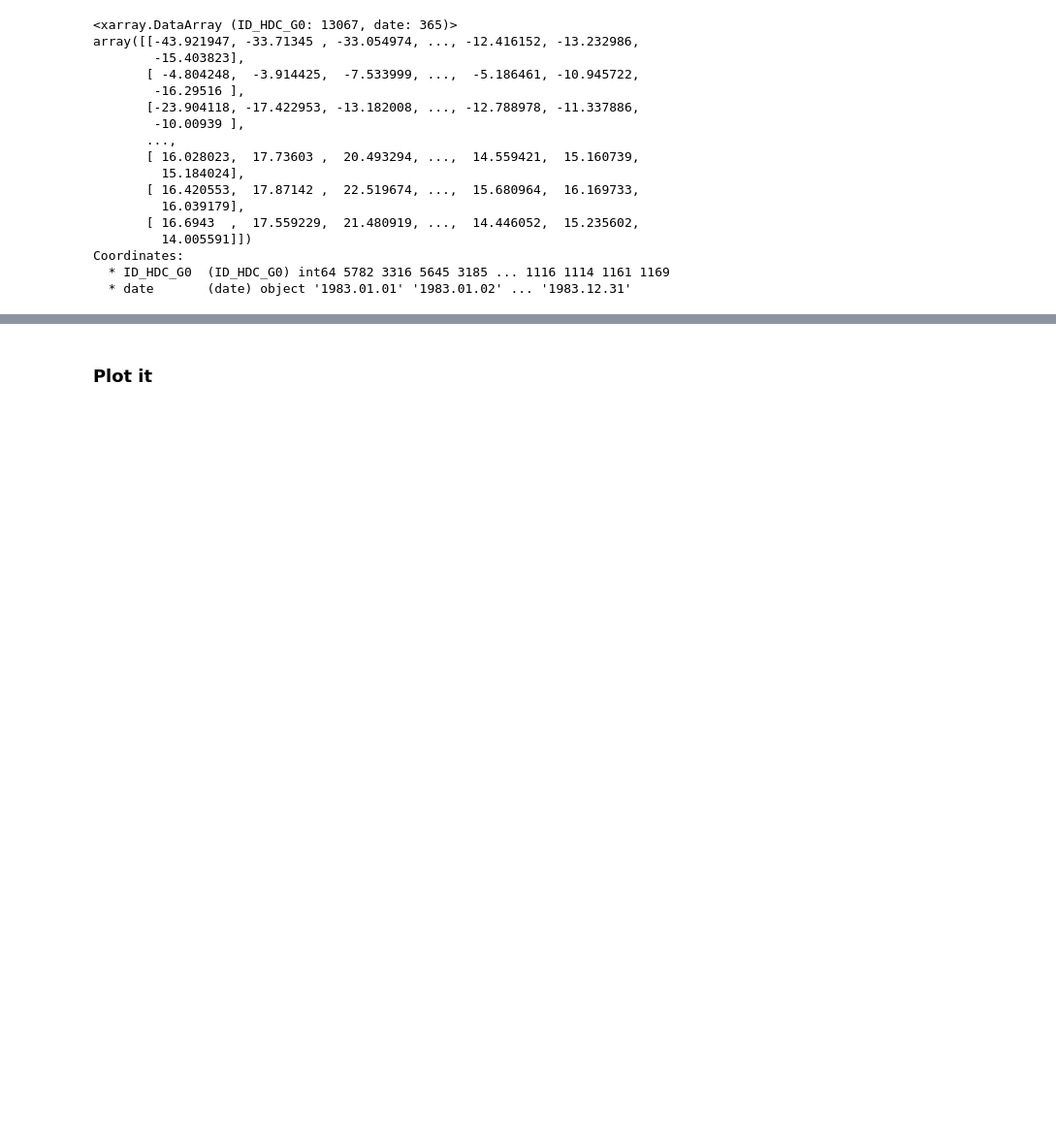
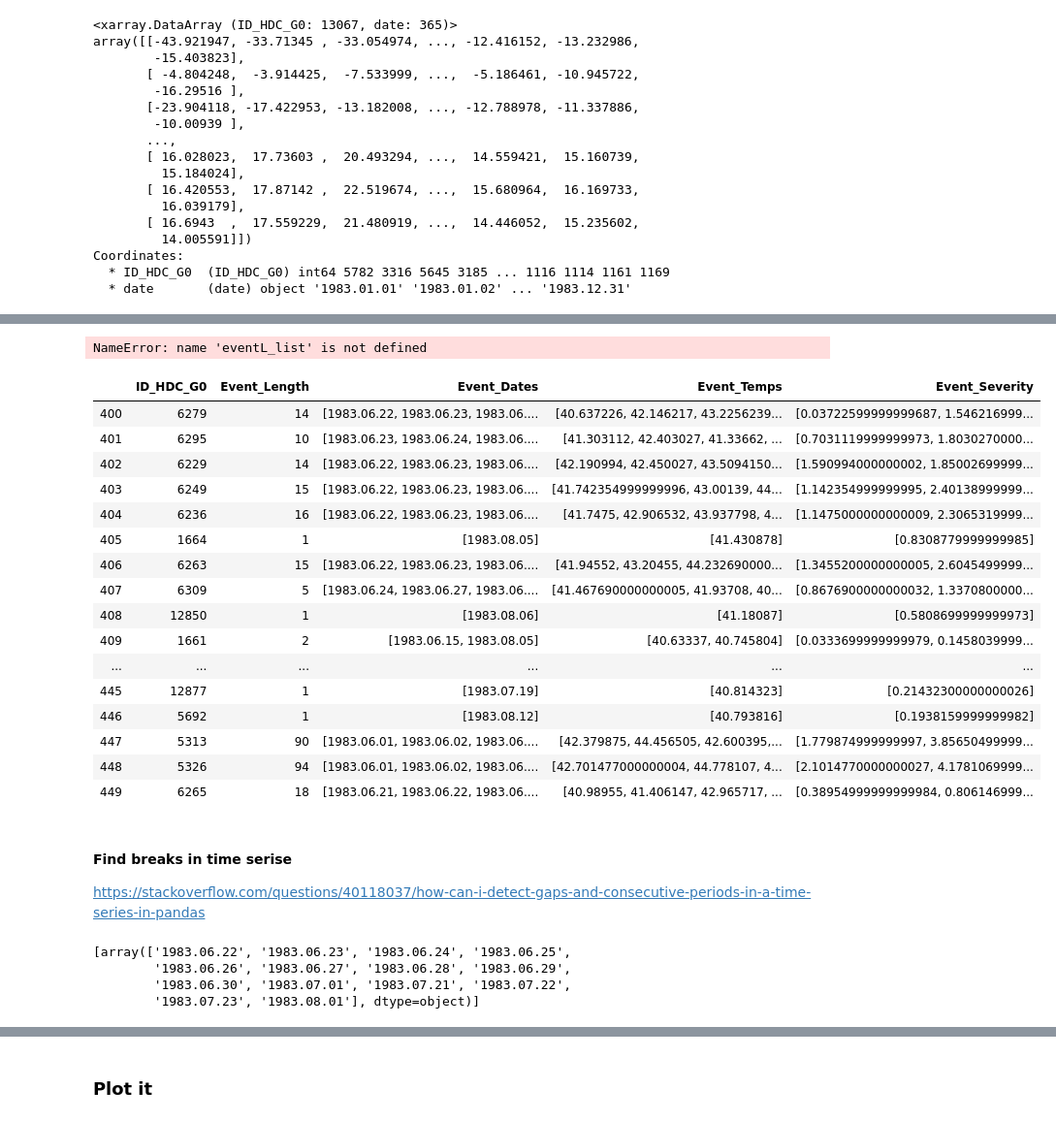
Before and after one commit to ecohydro/GlobalUrbanHeat, a Jupyter notebook: Notebooks/Tmax_Subset.ipynb, the cells around one changed output, grey strips where cells are left out. Shown at 97% size. Drawn from its saved outputs; the diff is of its cells as text; code cells hidden in the pictures; blank space fills up the shorter version.

Commit message:
started code to isolate events dates

```diff
--- a/Notebooks/Tmax_Subset.ipynb
+++ b/Notebooks/Tmax_Subset.ipynb
@@ -231,40 +245,0 @@ df_out.head()
-# %%
-def temp_eventL(xarray, Tthresh):
-    """ Function calculates the length of each Tmax threshold event as the number of days in a row
-    greater than a threshold within a year where Tmax > Tthresh for each city. Returns the length,
-    the dates, the tempatures, and the severity (daily Tmax - Tthresh)
-
-    Args:
-        xarray = an xarray object with dims = (space, times)
-        Tthresh = int of temp threshold
-    """
-
-    # empty lists & df
-    id_list = []
-    date_list = []
-    eventL_list = []
-    temp_list = []
-    severity_list = []
-    df_out = pd.DataFrame()
-
-    # subset xarry
-    out = xarray.where(xarray > Tthresh, drop = True)
-
-    # start loop
-    for index, loc in enumerate(out.ID_HDC_G0):
-        id_list.append(out.ID_HDC_G0.values[index]) # get IDS
-        date_list.append(out.sel(ID_HDC_G0 = loc).dropna(dim = 'date').date.values) # get event dates
-        eventL_list.append(len(out.sel(ID_HDC_G0 = loc).dropna(dim = 'date').date.values)) # get event lengths
-        temp_list.append(out.sel(ID_HDC_G0 = loc).dropna(dim = 'date').values) # get temp values
-        severity_list.append(out.sel(ID_HDC_G0 = loc).dropna(dim = 'date').values - Tthresh) # get severity
-
-
-    # write to a data frame
-    df_out['ID_HDC_G0'] = id_list
-    df_out['Event_Length'] = eventL_list
-    df_out['Event_Dates'] = date_list
-    df_out['Event_Temps'] = temp_list
-    df_out['Event_Severity'] = severity_list
-
-    # return df_out
-    return df_out
@@ -305,0 +246,28 @@ def eventL_loop(dir_nm, fn_out, time_dim, space_dim, Tthresh):
+# %%
+test = temp_eventL(xr1993, 40.6)
+# %% [output]
+NameError: name 'eventL_list' is not defined
+# %%
+test[400:450]
+# %% [output]
+|  | ID_HDC_G0 | Event_Length | Event_Dates | Event_Temps | Event_Severity |
+| 400 | 6279 | 14 | [1983.06.22, 1983.06.23, 1983.06.... | [40.637226, 42.146217, 43.2256239... | [0.03722599999999687, 1.546216999... |
+| 401 | 6295 | 10 | [1983.06.23, 1983.06.24, 1983.06.... | [41.303112, 42.403027, 41.33662, ... | [0.7031119999999973, 1.8030270000... |
+| 402 | 6229 | 14 | [1983.06.22, 1983.06.23, 1983.06.... | [42.190994, 42.450027, 43.5094150... | [1.590994000000002, 1.85002699999... |
+| 403 | 6249 | 15 | [1983.06.22, 1983.06.23, 1983.06.... | [41.742354999999996, 43.00139, 44... | [1.142354999999995, 2.40138999999... |
+| 404 | 6236 | 16 | [1983.06.22, 1983.06.23, 1983.06.... | [41.7475, 42.906532, 43.937798, 4... | [1.1475000000000009, 2.3065319999... |
+| 405 | 1664 | 1 | [1983.08.05] | [41.430878] | [0.8308779999999985] |
+| 406 | 6263 | 15 | [1983.06.22, 1983.06.23, 1983.06.... | [41.94552, 43.20455, 44.232690000... | [1.3455200000000005, 2.6045499999... |
+| 407 | 6309 | 5 | [1983.06.24, 1983.06.27, 1983.06.... | [41.467690000000005, 41.93708, 40... | [0.8676900000000032, 1.3370800000... |
+| 408 | 12850 | 1 | [1983.08.06] | [41.18087] | [0.5808699999999973] |
+| 409 | 1661 | 2 | [1983.06.15, 1983.08.05] | [40.63337, 40.745804] | [0.0333699999999979, 0.1458039999... |
+| ... | ... | ... | ... | ... | ... |
+| 445 | 12877 | 1 | [1983.07.19] | [40.814323] | [0.21432300000000026] |
+| 446 | 5692 | 1 | [1983.08.12] | [40.793816] | [0.1938159999999982] |
+| 447 | 5313 | 90 | [1983.06.01, 1983.06.02, 1983.06.... | [42.379875, 44.456505, 42.600395,... | [1.779874999999997, 3.85650499999... |
+| 448 | 5326 | 94 | [1983.06.01, 1983.06.02, 1983.06.... | [42.701477000000004, 44.778107, 4... | [2.1014770000000027, 4.1781069999... |
+| 449 | 6265 | 18 | [1983.06.21, 1983.06.22, 1983.06.... | [40.98955, 41.406147, 42.965717, ... | [0.38954999999999984, 0.806146999... |
+# %% [markdown]
+#### Find breaks in time serise
+
+https://stackoverflow.com/questions/40118037/how-can-i-detect-gaps-and-consecutive-periods-in-a-time-series-in-pandas
@@ -305,0 +279,12 @@ def eventL_loop(dir_nm, fn_out, time_dim, space_dim, Tthresh):
+# %%
+city = test[test['ID_HDC_G0'] == 6279]
+city_list = city.Event_Dates.tolist()
+
+df = pd.DataFrame()
+df['dates'] = city_list
+df.dates.tolist()
+# %% [output]
+[array(['1983.06.22', '1983.06.23', '1983.06.24', '1983.06.25',
+        '1983.06.26', '1983.06.27', '1983.06.28', '1983.06.29',
+        '1983.06.30', '1983.07.01', '1983.07.21', '1983.07.22',
+        '1983.07.23', '1983.08.01'], dtype=object)]
```
Also changed, not shown: parts of 34 cells of this notebook.
